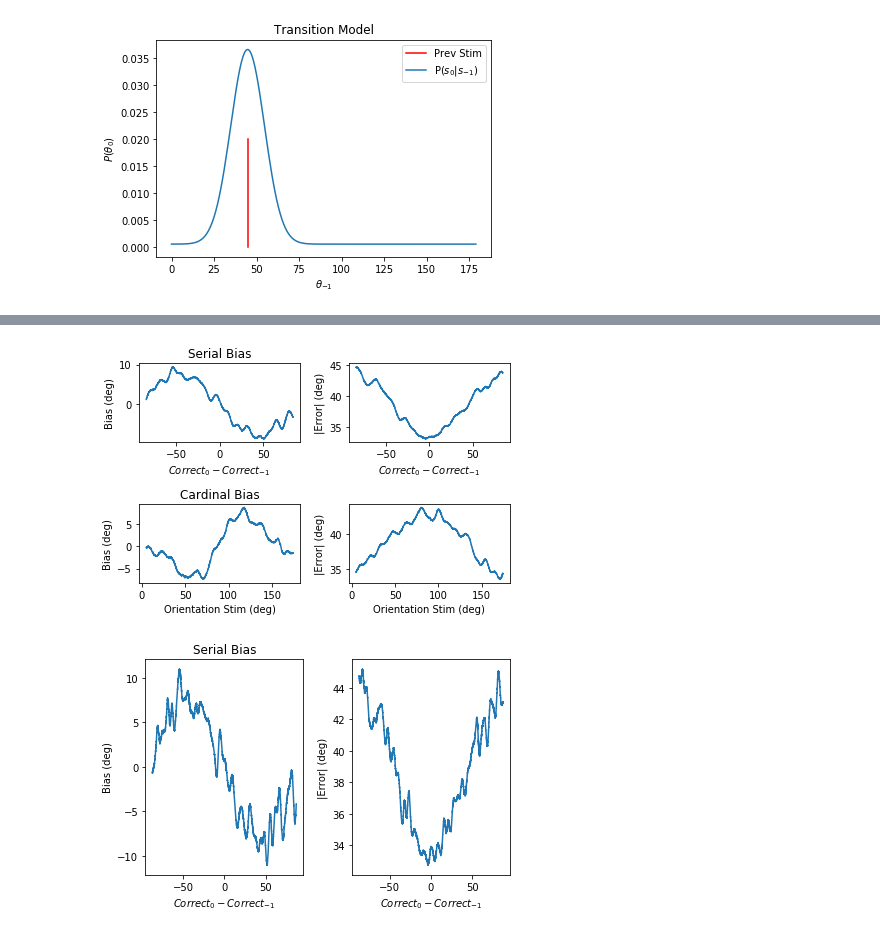
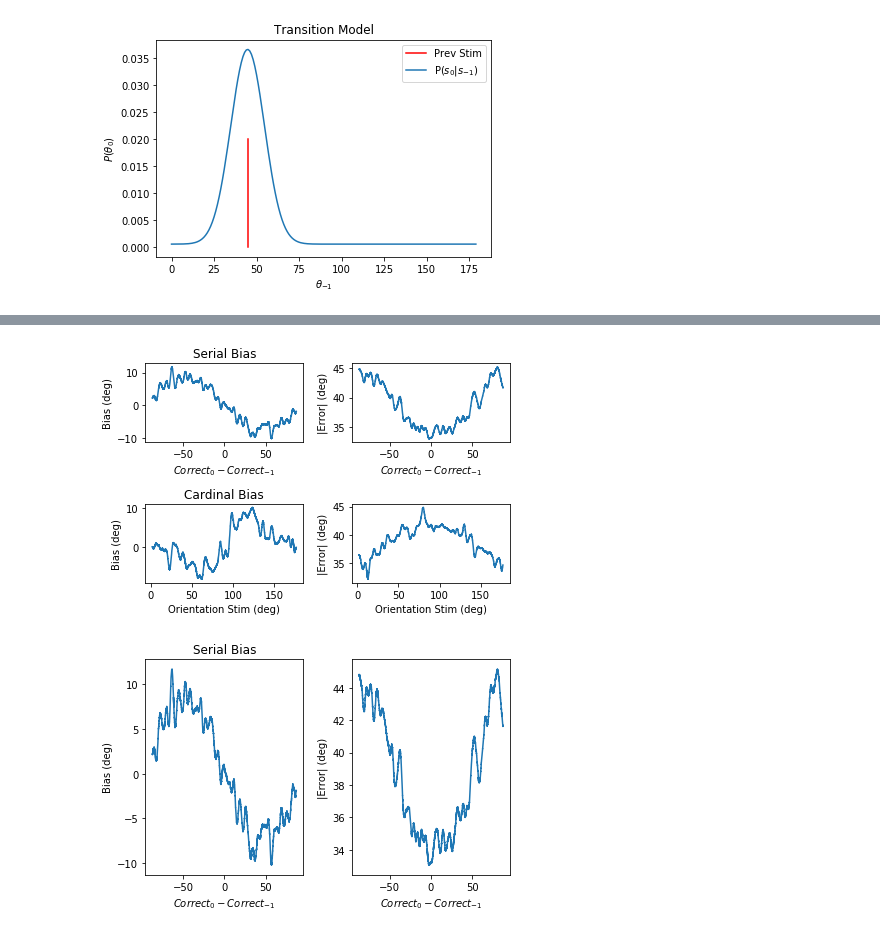
Before and after one commit to TimCSheehan/biasModels, a Jupyter notebook: playModels.ipynb, the cells around one changed output, grey strips where cells are left out. Drawn from its saved outputs; the diff is of its cells as text; code cells hidden in the pictures.

Commit message:
improved plotting

```diff
--- a/playModels.ipynb
+++ b/playModels.ipynb
@@ -20,0 +46,3 @@ import modJoint as MJ
+# %%
+foo =  MJ.modJoint(kappaCB = 2.6)
+out = foo.run_model(5000)
@@ -27,2 +73,0 @@ array([1. , 1.5, 2. , 2.5, 3. , 3.5, 4. , 4.5])
-# %%
-foo = MJ.modJoint(noiseFR=0,kappaCB=2.0)
@@ -38,5 +110,3 @@ plt.legend(('Prev Stim','P($s_0|s_{-1}$)'))
 plt.show()
 # %% [output]
 [figure]
-# %%
-stim,inferred,E = foo.run_model(50000,)
@@ -51,8 +121,8 @@ plt.plot(out[0],out[1],'k.')
 # %%
-foo.quick_view_results(stim,inferred,2000)
+foo.quick_view_results(1000)
 # %% [output]
-[figure, old version]
+[figure, new version]
 # %%
-foo.quick_view_sb(stim,inferred,l_conv=1000,vis=1)
+foo.quick_view_sb(l_conv=1000,vis=1)
 # %% [output]
-[figure, old version]
+[figure, new version]
```
Also changed, not shown: parts of 16 cells of this notebook, 9 other files.
